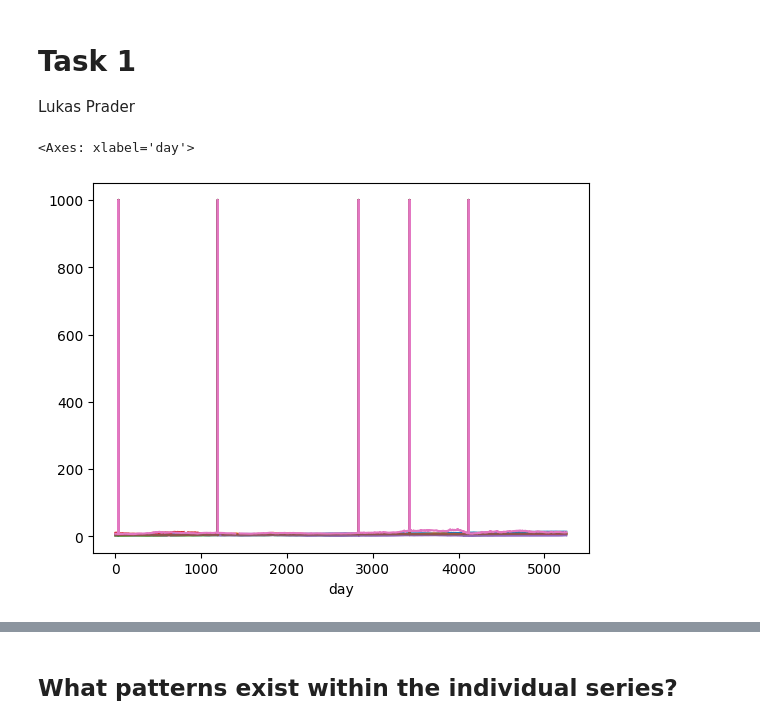
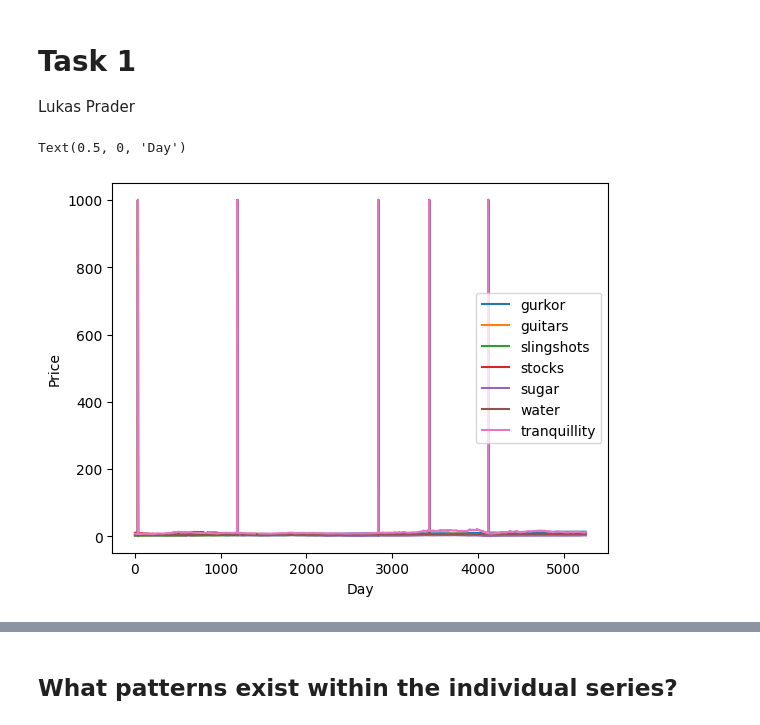
Before and after one commit to luprader/project_FTS, a Jupyter notebook: notebooks/task1_lukas.ipynb, the cells around one changed output, grey strips where cells are left out. Drawn from its saved outputs; the diff is of its cells as text; code cells hidden in the pictures.

```diff
--- a/notebooks/task1_lukas.ipynb
+++ b/notebooks/task1_lukas.ipynb
@@ -4,18 +4,20 @@ Lukas Prader
 # %%
 import os
 
 import matplotlib.pyplot as plt
 import numpy as np
 import pandas as pd
 import statsmodels.api as sm
 
 data = pd.read_csv("../spiff_data-2.csv", index_col=0)
 data = data.set_index("day")
 
-data.plot(legend=False)
+data.plot(legend="upper right")
+plt.ylabel("Price")
+plt.xlabel("Day")
 # %% [output]
-<Axes: xlabel='day'>
+Text(0.5, 0, 'Day')
-[figure, old version]
+[figure, new version]
 # %%
 # replace values ==1000 with average of the two neighboring values
 indices_1k = data[(data == 1000).any(axis=1)].index
```
Also changed, not shown: parts of 6 cells of this notebook, 1 other file.
